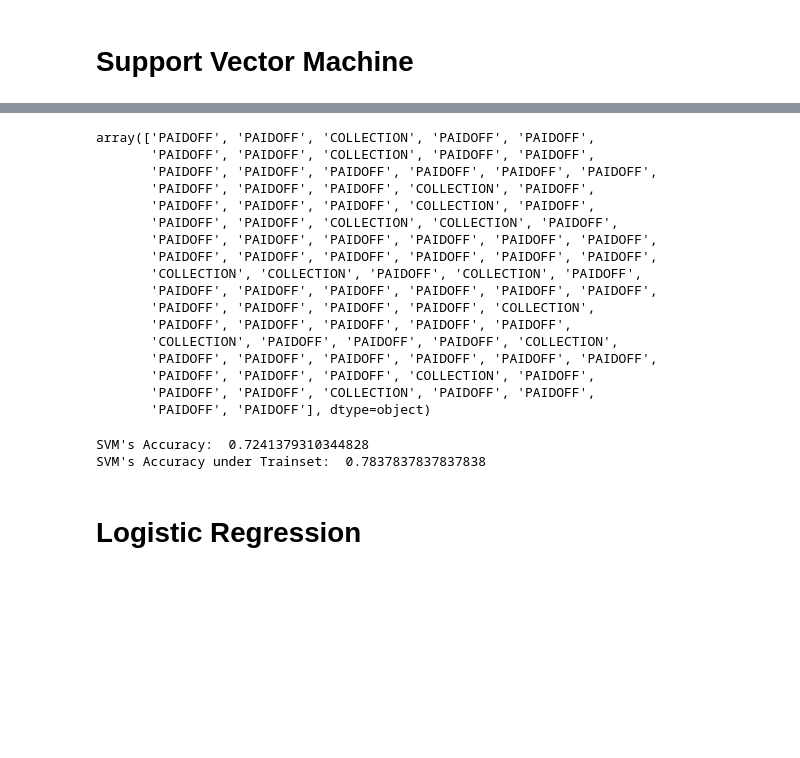
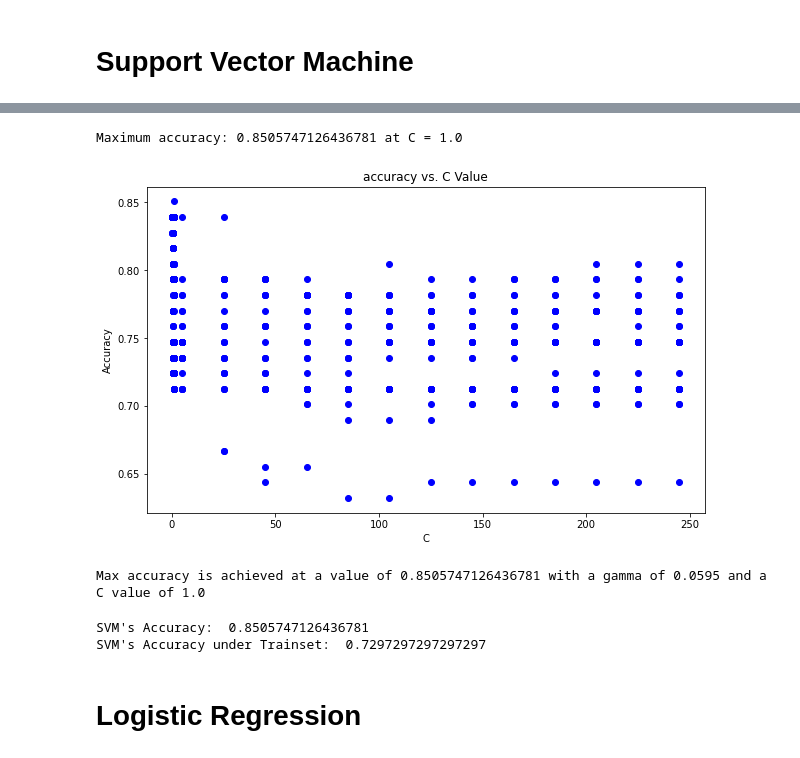
Before and after one commit to alexfrf/coursera-capstone-project, a Jupyter notebook: Capstone_Project.ipynb, the cells around one changed output, grey strips where cells are left out. Saved outputs shown, nothing was run; the diff lists cells and outputs as text; code cells hidden in the pictures; blank space fills up the shorter version.

```diff
--- a/Capstone_Project.ipynb
+++ b/Capstone_Project.ipynb
@@ -443,33 +484,35 @@ The maximum level of accuracy for the test set is achieved at k=3, with a score
+# %%
+plt.figure(figsize=(10,6))
+plt.scatter(cs,scores,color = 'blue',
+         marker='o')
+plt.title('accuracy vs. C Value')
+plt.xlabel('C')
+plt.ylabel('Accuracy')
+print("Maximum accuracy:",max(scores),"at C =",cs[np.array(scores).argmax()])
+# %% [output]
+Maximum accuracy: 0.8505747126436781 at C = 1.0
+[figure, added]
+# %%
+scores_idx = scores.index(max(scores))
+maxparams = params[scores_idx]
+print('Max accuracy is achieved at a value of {} with a gamma of {} and a C value of {}'.format(max(scores),round(maxparams[0],4),maxparams[1]))
+# %% [output]
+Max accuracy is achieved at a value of 0.8505747126436781 with a gamma of 0.0595 and a C value of 1.0
 # %%
+c_value = maxparams[1]
+gamma_value = maxparams[0]
+
 from sklearn import svm
-clf = svm.SVC(kernel='rbf')
+clf = svm.SVC(kernel='rbf',gamma=gamma_value,C=c_value)
 clf.fit(x_train, y_train)
 y_pred = clf.predict(x_test)
-y_pred
-# %% [output]
-array(['PAIDOFF', 'PAIDOFF', 'COLLECTION', 'PAIDOFF', 'PAIDOFF',
-       'PAIDOFF', 'PAIDOFF', 'COLLECTION', 'PAIDOFF', 'PAIDOFF',
-       'PAIDOFF', 'PAIDOFF', 'PAIDOFF', 'PAIDOFF', 'PAIDOFF', 'PAIDOFF',
-       'PAIDOFF', 'PAIDOFF', 'PAIDOFF', 'COLLECTION', 'PAIDOFF',
-       'PAIDOFF', 'PAIDOFF', 'PAIDOFF', 'COLLECTION', 'PAIDOFF',
-       'PAIDOFF', 'PAIDOFF', 'COLLECTION', 'COLLECTION', 'PAIDOFF',
-       'PAIDOFF', 'PAIDOFF', 'PAIDOFF', 'PAIDOFF', 'PAIDOFF', 'PAIDOFF',
-       'PAIDOFF', 'PAIDOFF', 'PAIDOFF', 'PAIDOFF', 'PAIDOFF', 'PAIDOFF',
-       'COLLECTION', 'COLLECTION', 'PAIDOFF', 'COLLECTION', 'PAIDOFF',
-       'PAIDOFF', 'PAIDOFF', 'PAIDOFF', 'PAIDOFF', 'PAIDOFF', 'PAIDOFF',
-       'PAIDOFF', 'PAIDOFF', 'PAIDOFF', 'PAIDOFF', 'COLLECTION',
-       'PAIDOFF', 'PAIDOFF', 'PAIDOFF', 'PAIDOFF', 'PAIDOFF',
-       'COLLECTION', 'PAIDOFF', 'PAIDOFF', 'PAIDOFF', 'COLLECTION',
-       'PAIDOFF', 'PAIDOFF', 'PAIDOFF', 'PAIDOFF', 'PAIDOFF', 'PAIDOFF',
-       'PAIDOFF', 'PAIDOFF', 'PAIDOFF', 'COLLECTION', 'PAIDOFF',
-       'PAIDOFF', 'PAIDOFF', 'COLLECTION', 'PAIDOFF', 'PAIDOFF',
-       'PAIDOFF', 'PAIDOFF'], dtype=object)
 # %%
-print("SVM's Accuracy: ", metrics.accuracy_score(y_test, y_pred))
+svm_score = metrics.accuracy_score(y_test, y_pred)
+print("SVM's Accuracy: ", svm_score)
 y_pred_train = clf.predict(x_train)
 print("SVM's Accuracy under Trainset: ", metrics.accuracy_score(y_train, y_pred_train))
 # %% [output]
-SVM's Accuracy:  0.7241379310344828
-SVM's Accuracy under Trainset:  0.7837837837837838
+SVM's Accuracy:  0.8505747126436781
+SVM's Accuracy under Trainset:  0.7297297297297297
 # %% [markdown]
 # Logistic Regression
```
Also changed, not shown: parts of 15 cells of this notebook.
